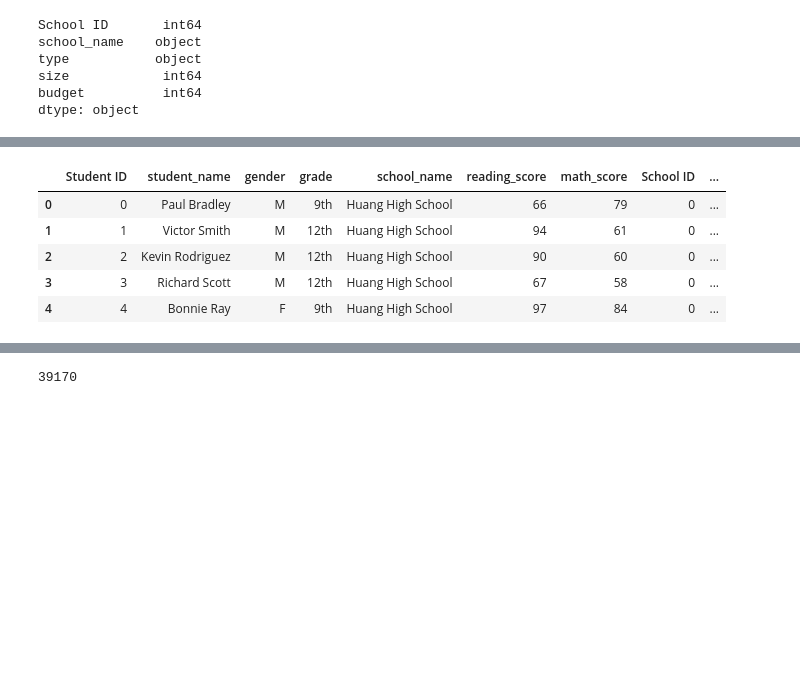
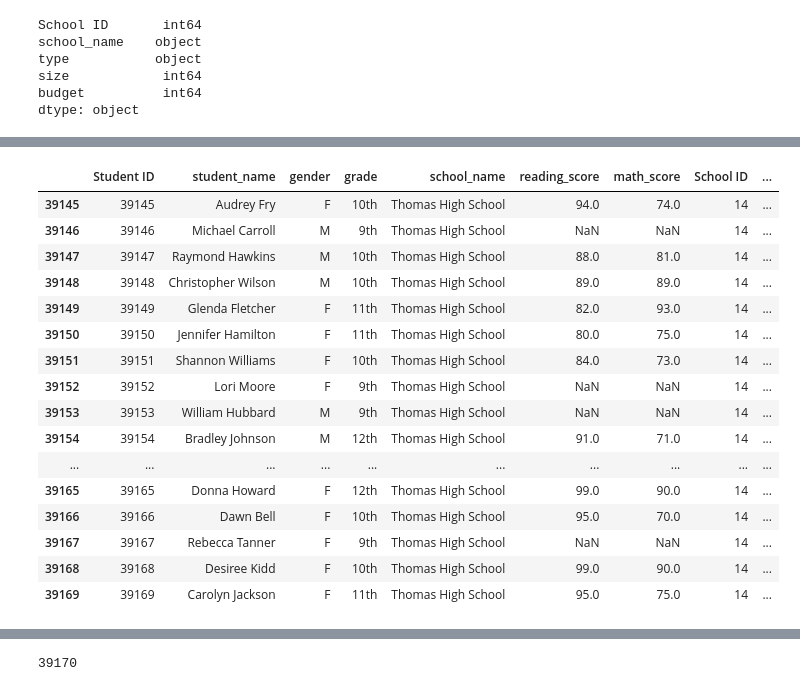
Before and after one commit to bbar12/School_District_Analysis, a Jupyter notebook: PyCitySchools_Challenge.ipynb, the cells around one changed output, grey strips where cells are left out. Cells and saved outputs as stored; diff of their text form; code cells hidden in the pictures; blank space fills up the shorter version.

```diff
--- a/PyCitySchools.ipynb
+++ b/PyCitySchools_Challenge.ipynb
@@ -183,14 +222,25 @@ students_complete_df.head(10)
 # %%
 # Combine the data into a single dataset.
 school_data_complete_df = pd.merge(students_complete_df, schools_complete_df, on=["school_name", "school_name"])
-school_data_complete_df.head()
+school_data_complete_df.tail(25)
 # %% [output]
 |  | Student ID | student_name | gender | grade | school_name | reading_score | math_score | School ID | ... |
-| 0 | 0 | Paul Bradley | M | 9th | Huang High School | 66 | 79 | 0 | ... |
-| 1 | 1 | Victor Smith | M | 12th | Huang High School | 94 | 61 | 0 | ... |
-| 2 | 2 | Kevin Rodriguez | M | 12th | Huang High School | 90 | 60 | 0 | ... |
-| 3 | 3 | Richard Scott | M | 12th | Huang High School | 67 | 58 | 0 | ... |
-| 4 | 4 | Bonnie Ray | F | 9th | Huang High School | 97 | 84 | 0 | ... |
+| 39145 | 39145 | Audrey Fry | F | 10th | Thomas High School | 94.0 | 74.0 | 14 | ... |
+| 39146 | 39146 | Michael Carroll | M | 9th | Thomas High School | NaN | NaN | 14 | ... |
+| 39147 | 39147 | Raymond Hawkins | M | 10th | Thomas High School | 88.0 | 81.0 | 14 | ... |
+| 39148 | 39148 | Christopher Wilson | M | 10th | Thomas High School | 89.0 | 89.0 | 14 | ... |
+| 39149 | 39149 | Glenda Fletcher | F | 11th | Thomas High School | 82.0 | 93.0 | 14 | ... |
+| 39150 | 39150 | Jennifer Hamilton | F | 11th | Thomas High School | 80.0 | 75.0 | 14 | ... |
+| 39151 | 39151 | Shannon Williams | F | 10th | Thomas High School | 84.0 | 73.0 | 14 | ... |
+| 39152 | 39152 | Lori Moore | F | 9th | Thomas High School | NaN | NaN | 14 | ... |
+| 39153 | 39153 | William Hubbard | M | 9th | Thomas High School | NaN | NaN | 14 | ... |
+| 39154 | 39154 | Bradley Johnson | M | 12th | Thomas High School | 91.0 | 71.0 | 14 | ... |
+| ... | ... | ... | ... | ... | ... | ... | ... | ... | ... |
+| 39165 | 39165 | Donna Howard | F | 12th | Thomas High School | 99.0 | 90.0 | 14 | ... |
+| 39166 | 39166 | Dawn Bell | F | 10th | Thomas High School | 95.0 | 70.0 | 14 | ... |
+| 39167 | 39167 | Rebecca Tanner | F | 9th | Thomas High School | NaN | NaN | 14 | ... |
+| 39168 | 39168 | Desiree Kidd | F | 10th | Thomas High School | 99.0 | 90.0 | 14 | ... |
+| 39169 | 39169 | Carolyn Jackson | F | 11th | Thomas High School | 95.0 | 75.0 | 14 | ... |
 # %%
 # Get the total number of students.
 student_count = school_data_complete_df.count()
```
Also changed, not shown: parts of 38 cells of this notebook.
